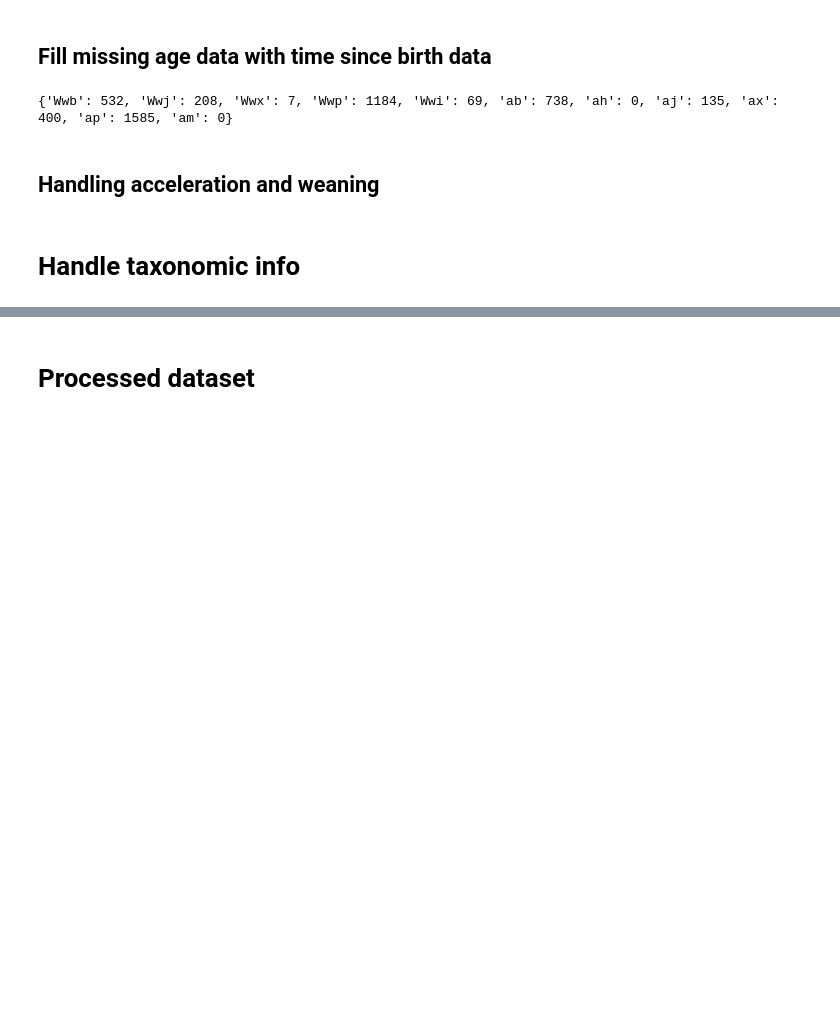
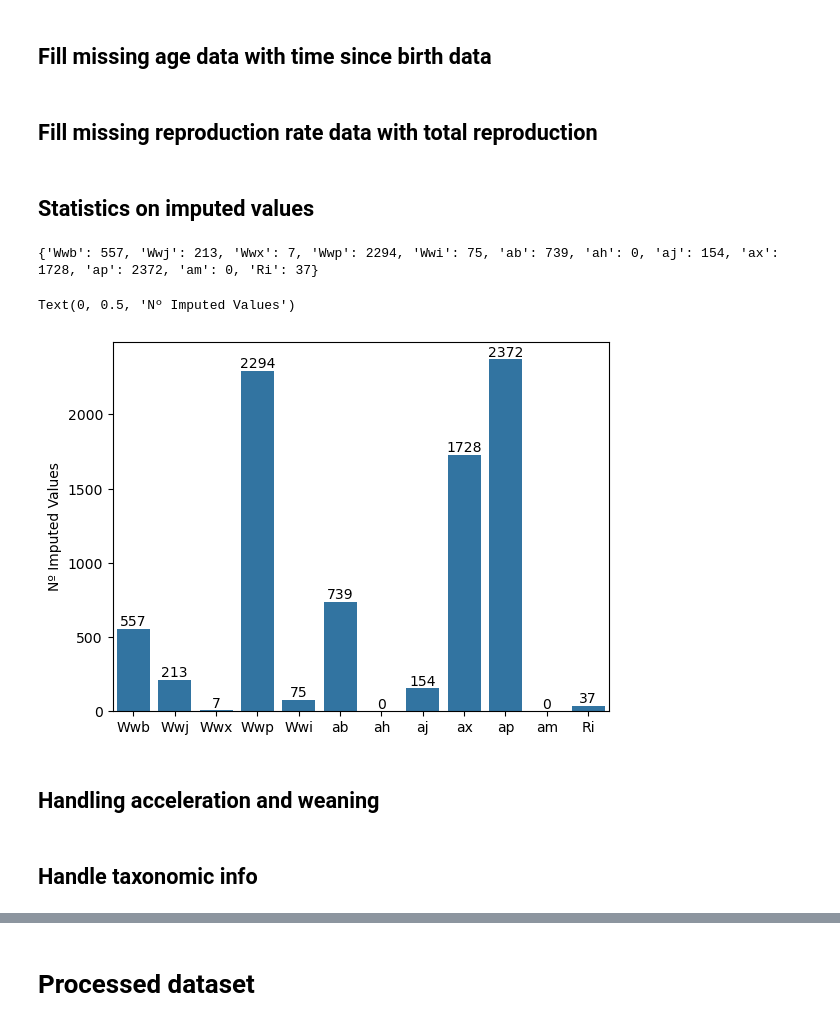
Before and after one commit to diogo-f-oliveira/DEB_ML_Init, a Jupyter notebook: notebooks/Data Preprocessing.ipynb, the cells around one changed output, grey strips where cells are left out. Drawn from its saved outputs; the diff is of its cells as text; code cells hidden in the pictures; blank space fills up the shorter version.

```diff
--- a/notebooks/Data Preprocessing.ipynb
+++ b/notebooks/Data Preprocessing.ipynb
@@ -109,7 +190,7 @@ df
 # %% [markdown]
 ## Fill missing weight data from length data
 # %%
-n_imputed_values = {c: 0 for c in weight_data_cols+age_data_cols}
+n_imputed_values = {c: 0 for c in weight_data_cols+age_data_cols+['Ri']}
 #species = 'Ziphius_cavirostris'
 #for species, row in [[species, df.loc[species]]]:
 for species, row in df.iterrows():
@@ -138,35 +218,64 @@ for species, row in df.iterrows():
+# %%
+aves_puberty_weight_factor = 0.95
+for species in df.index.values:
+    if df.at[species, 'class'] == 'Aves' and pd.isna(df.at[species, 'Wwp']):
+        if not pd.isna(df.at[species, 'Wwi']):
+            df.at[species, 'Wwp'] = aves_puberty_weight_factor * df.at[species, 'Wwi']
+            n_imputed_values['Wwp'] += 1
 # %% [markdown]
 ## Fill missing age data with time since birth data
 # %%
 for species in df.index.values:
-    data = df.loc[species]
     # If no data on age at birth 'ab'
-    if data.isna()['ab']:
+    if pd.isna(df.at[species, 'ab']):
         # Infer it from gestation time 'tg'
-        if not data.isna()['tg']:
+        if not pd.isna(df.at[species, 'tg']):
             # If diapause exists take into account for calculating age at birth
-            if data.isna()['t_0']:
-                df.at[species, 'ab'] = df.at[species, 'tg']
+            if not pd.isna(df.at[species, 't_0']):
+                df.at[species, 'ab'] = df.at[species, 'tg'] + df.at[species, 't_0']
                 n_imputed_values['ab'] += 1
             else:
-                df.at[species, 'ab'] = df.at[species, 'tg'] + df.at[species, 't_0']
+                df.at[species, 'ab'] = df.at[species, 'tg']
                 n_imputed_values['ab'] += 1
 
         # Infer from age at hatch 'ah' and time since hatch at birth 'tb'
-        elif not data.isna()['ah'] and not data.isna()['tb']:
+        elif not pd.isna(df.at[species, 'ah']) and not pd.isna(df.at[species, 'tb']):
             df.at[species, 'ab'] = df.at[species, 'ah'] + df.at[species, 'tb']
             n_imputed_values['ab'] += 1
 
     # Compute age at maturity levels from time since birth data
-    if not data.isna()['ab']:
+    if not pd.isna(df.at[species, 'ab']):
         for mat in ('j', 'x', 'p'):
-            if data.isna()[f'a{mat}'] and not data.isna()[f't{mat}']:
+            if pd.isna(df.at[species, f'a{mat}']) and not pd.isna(df.at[species, f't{mat}']):
                 df.at[species, f'a{mat}'] = df.at[species, f't{mat}'] + df.at[species, 'ab']
                 n_imputed_values[f'a{mat}'] += 1
-
-print(n_imputed_values)
-# %% [output]
-{'Wwb': 532, 'Wwj': 208, 'Wwx': 7, 'Wwp': 1184, 'Wwi': 69, 'ab': 738, 'ah': 0, 'aj': 135, 'ax': 400, 'ap': 1585, 'am': 0}
+# %% [markdown]
+## Fill missing reproduction rate data with total reproduction
+# %%
+for species in df.index.values:
+    data = df.loc[species]
+    # If no data on reproduction rate 'Ri'
+    if pd.isna(df.at[species, 'Ri']):
+        # Infer it from total reproduction, maximum age and age at puberty
+        if not any(pd.isna(df.loc[species, ['Ni', 'am', 'ap']])):
+            df.at[species, 'Ri'] = df.at[species, 'Ni'] / (df.at[species, 'am'] - df.at[species, 'ap'])
+            n_imputed_values['Ri'] += 1
+        elif not any(pd.isna(df.loc[species, ['NR', 'am', 'ap']])):
+            df.at[species, 'Ri'] = df.at[species, 'NR'] / (df.at[species, 'am'] - df.at[species, 'ap'])
+            n_imputed_values['Ri'] += 1
+# %% [markdown]
+## Statistics on imputed values
+# %%
+print(n_imputed_values)
+# %% [output]
+{'Wwb': 557, 'Wwj': 213, 'Wwx': 7, 'Wwp': 2294, 'Wwi': 75, 'ab': 739, 'ah': 0, 'aj': 154, 'ax': 1728, 'ap': 2372, 'am': 0, 'Ri': 37}
+# %%
+ax = sns.barplot(data=pd.Series(n_imputed_values))
+ax.bar_label(ax.containers[0])
+ax.set_ylabel('Nº Imputed Values')
+# %% [output]
+Text(0, 0.5, 'Nº Imputed Values')
+[figure, added]
 # %%
 # Remove species with data on age at maturity levels not in increasing order
 df = df[( (df['ab'] < df['ax']) | df[['ab', 'ax']].isna().any(axis=1) )]
@@ -186,4 +295,4 @@ df['weaning'] = df['model'] == 'stx'
 df['foetus'] = (df['model'] == 'stf') | (df['model'] == 'stx')
 #df.drop(columns=['model'], inplace=True)
 # %% [markdown]
-# Handle taxonomic info
+## Handle taxonomic info
```
Also changed, not shown: parts of 64 cells of this notebook, 1 other file.
